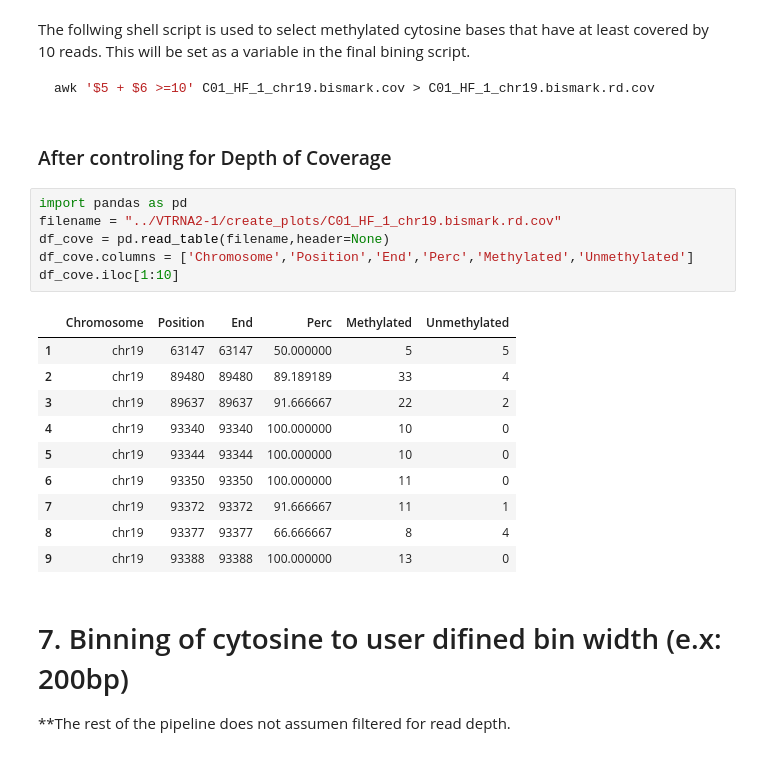
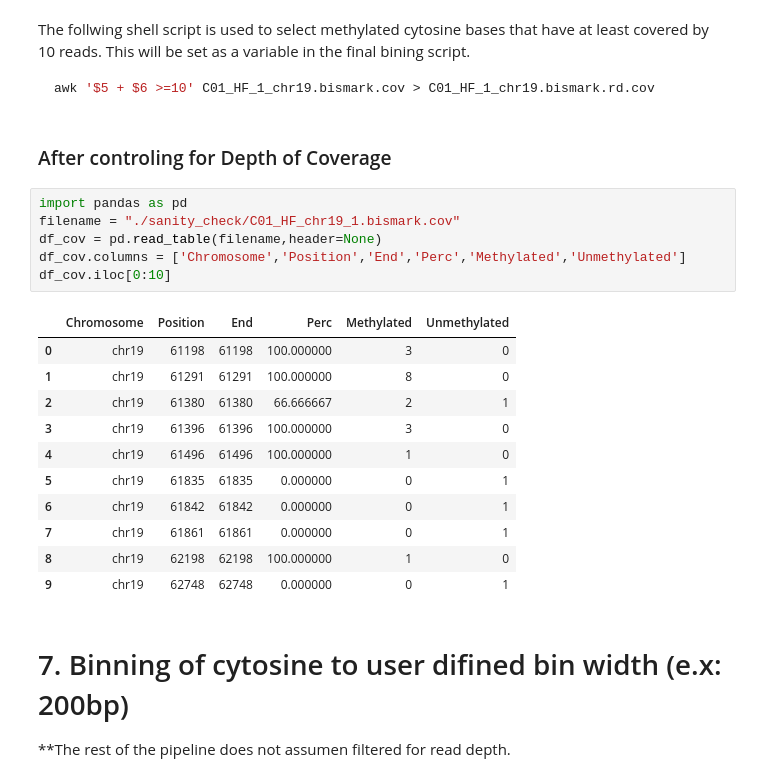
Before and after one commit to computational-epigenetics-section/bisulfite-seq-data-analysis-pipeline, a Jupyter notebook: bisulfite sequencing pipeline.ipynb, the cells around one changed output. Cells and saved outputs as stored; diff of their text form.

```diff
--- a/bisulfite sequencing pipeline.ipynb
+++ b/bisulfite sequencing pipeline.ipynb
@@ -282,21 +283,22 @@ awk '$5 + $6 >=10' C01_HF_1_chr19.bismark.cov > C01_HF_1_chr19.bismark.rd.cov
 ### After controling for Depth of Coverage
 # %%
 import pandas as pd
-filename = "../VTRNA2-1/create_plots/C01_HF_1_chr19.bismark.rd.cov"
-df_cove = pd.read_table(filename,header=None)
-df_cove.columns = ['Chromosome','Position','End','Perc','Methylated','Unmethylated']
-df_cove.iloc[1:10]
+filename = "./sanity_check/C01_HF_chr19_1.bismark.cov"
+df_cov = pd.read_table(filename,header=None)
+df_cov.columns = ['Chromosome','Position','End','Perc','Methylated','Unmethylated']
+df_cov.iloc[0:10]
 # %% [output]
 |  | Chromosome | Position | End | Perc | Methylated | Unmethylated |
-| 1 | chr19 | 63147 | 63147 | 50.000000 | 5 | 5 |
-| 2 | chr19 | 89480 | 89480 | 89.189189 | 33 | 4 |
-| 3 | chr19 | 89637 | 89637 | 91.666667 | 22 | 2 |
-| 4 | chr19 | 93340 | 93340 | 100.000000 | 10 | 0 |
-| 5 | chr19 | 93344 | 93344 | 100.000000 | 10 | 0 |
-| 6 | chr19 | 93350 | 93350 | 100.000000 | 11 | 0 |
-| 7 | chr19 | 93372 | 93372 | 91.666667 | 11 | 1 |
-| 8 | chr19 | 93377 | 93377 | 66.666667 | 8 | 4 |
-| 9 | chr19 | 93388 | 93388 | 100.000000 | 13 | 0 |
+| 0 | chr19 | 61198 | 61198 | 100.000000 | 3 | 0 |
+| 1 | chr19 | 61291 | 61291 | 100.000000 | 8 | 0 |
+| 2 | chr19 | 61380 | 61380 | 66.666667 | 2 | 1 |
+| 3 | chr19 | 61396 | 61396 | 100.000000 | 3 | 0 |
+| 4 | chr19 | 61496 | 61496 | 100.000000 | 1 | 0 |
+| 5 | chr19 | 61835 | 61835 | 0.000000 | 0 | 1 |
+| 6 | chr19 | 61842 | 61842 | 0.000000 | 0 | 1 |
+| 7 | chr19 | 61861 | 61861 | 0.000000 | 0 | 1 |
+| 8 | chr19 | 62198 | 62198 | 100.000000 | 1 | 0 |
+| 9 | chr19 | 62748 | 62748 | 0.000000 | 0 | 1 |
 # %% [markdown]
 # 7. Binning of cytosine to user difined bin width (e.x: 200bp)
 
```
Also changed, not shown: parts of 10 cells of this notebook, 4 other files.
